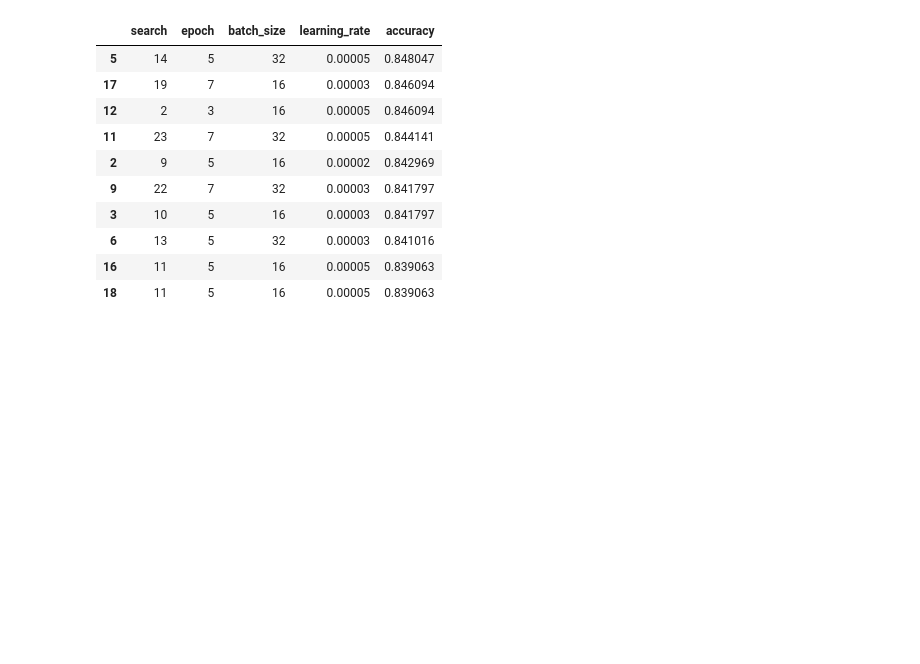
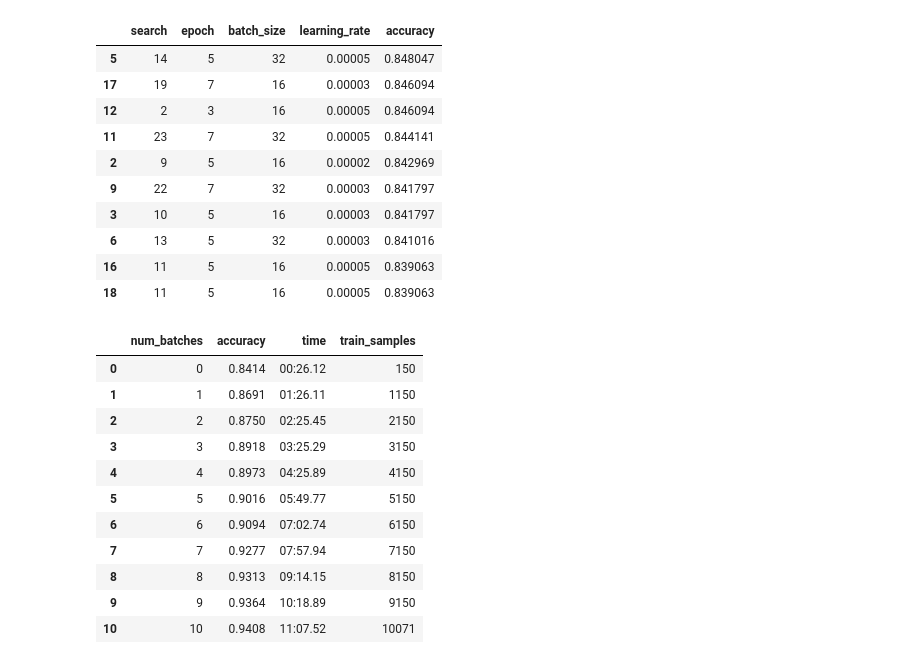
Before and after one commit to amaruy/HebAugment, a Jupyter notebook: notebooks/baseline_optimization_results.ipynb, the cells around one changed output. Saved outputs shown, nothing was run; the diff lists cells and outputs as text; code cells hidden in the pictures; blank space fills up the shorter version.

```diff
--- a/notebooks/baseline_optimization_results.ipynb
+++ b/notebooks/baseline_optimization_results.ipynb
@@ -55,3 +55,20 @@ results.head(10)
 | 6 | 13 | 5 | 32 | 0.00003 | 0.841016 |
 | 16 | 11 | 5 | 16 | 0.00005 | 0.839063 |
 | 18 | 11 | 5 | 16 | 0.00005 | 0.839063 |
+# %%
+increasing_train_path = r'/home/munz/school/research_methods/increasing_train_results.csv'
+increasing_train_df = pd.read_csv(increasing_train_path)
+increasing_train_df.head(11)
+# %% [output]
+|  | num_batches | accuracy | time | train_samples |
+| 0 | 0 | 0.8414 | 00:26.12 | 150 |
+| 1 | 1 | 0.8691 | 01:26.11 | 1150 |
+| 2 | 2 | 0.8750 | 02:25.45 | 2150 |
+| 3 | 3 | 0.8918 | 03:25.29 | 3150 |
+| 4 | 4 | 0.8973 | 04:25.89 | 4150 |
+| 5 | 5 | 0.9016 | 05:49.77 | 5150 |
+| 6 | 6 | 0.9094 | 07:02.74 | 6150 |
+| 7 | 7 | 0.9277 | 07:57.94 | 7150 |
+| 8 | 8 | 0.9313 | 09:14.15 | 8150 |
+| 9 | 9 | 0.9364 | 10:18.89 | 9150 |
+| 10 | 10 | 0.9408 | 11:07.52 | 10071 |
```
Also changed, not shown: parts of 1 cell of this notebook.
